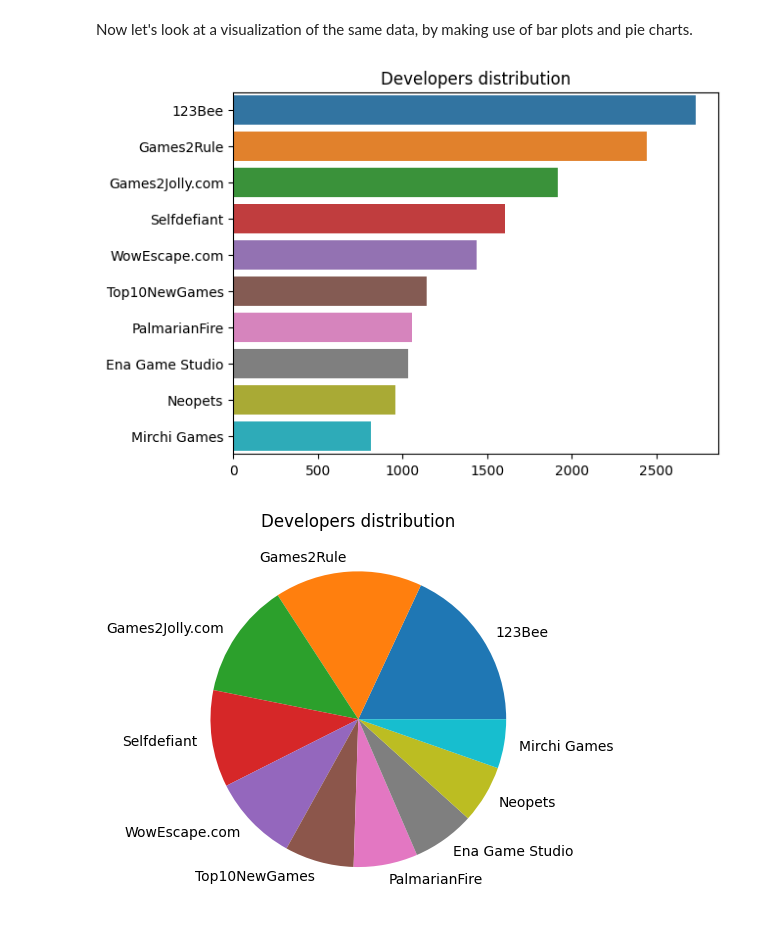
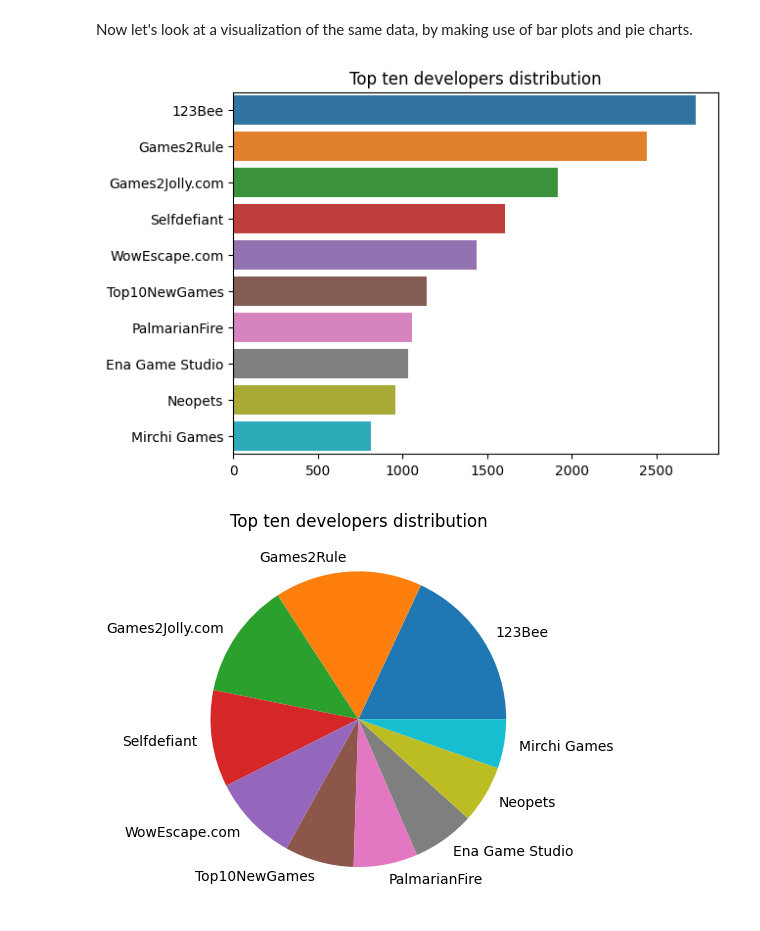
Before and after one commit to giovanni-cutri/flashpoint-analytics, a Jupyter notebook: notebooks/flashpoint_analytics_python.ipynb, the cells around one changed output. Cells and saved outputs as stored; diff of their text form; code cells hidden in the pictures.

```diff
--- a/notebooks/flashpoint_analytics_python.ipynb
+++ b/notebooks/flashpoint_analytics_python.ipynb
@@ -63,7 +64,7 @@ memory usage: 36.6+ MB
 # %% [markdown]
 There is a total of 27 variables and almost all of them belong to the *object* data type. We are going to need only some of them, so let's keep only the relevant ones.
 # %%
-vars_to_keep = ["id", "title", "developer", "publisher", "platform", "releaseDate", "language", "tagsStr"]
+vars_to_keep = ["id", "title", "developer", "publisher", "platform", "releaseDate", "language", "library", "tagsStr"]
 df = df[vars_to_keep]
 df.info()
 # %% [output]
@@ -117,8 +119,8 @@ Name: developer, dtype: int64
 # %% [markdown]
 The first row is blank because some games (actually, most of them) do not have a developer value associated in the database. Let's filter out those entries.
 # %%
-df_developers = df.loc[df.developer != '', "developer"].value_counts()[:10]
-df_developers
+top_developers = df.loc[df.developer != '', "developer"].value_counts()[:10]
+top_developers
 # %% [output]
 123Bee             2730
 Games2Rule         2441
@@ -153,15 +155,15 @@ Among the publishers, we can see some very renowned names, at least in the gamin
 # %% [markdown]
 Now let's look at a visualization of the same data, by making use of bar plots and pie charts.
 # %%
-sns.barplot(x = df_developers.values, y = df_developers.index, orient = "h").set(title = "Developers distribution");
+sns.barplot(x = top_developers.values, y = top_developers.index, orient = "h").set(title = "Top ten developers distribution");
 # %% [output]
-[figure, old version]
+[figure, new version]
 # %%
-labels = df_developers.index
-sizes = df_developers.values / df_developers.values.sum() * 100
+labels = top_developers.index
+sizes = top_developers.values / top_developers.values.sum() * 100
 plt.pie(sizes, labels = labels)
-plt.title("Developers distribution")
+plt.title("Top ten developers distribution")
 plt.show()
 # %% [output]
-[figure, old version]
+[figure, new version]
 # %%
```
Also changed, not shown: parts of 27 cells of this notebook.
